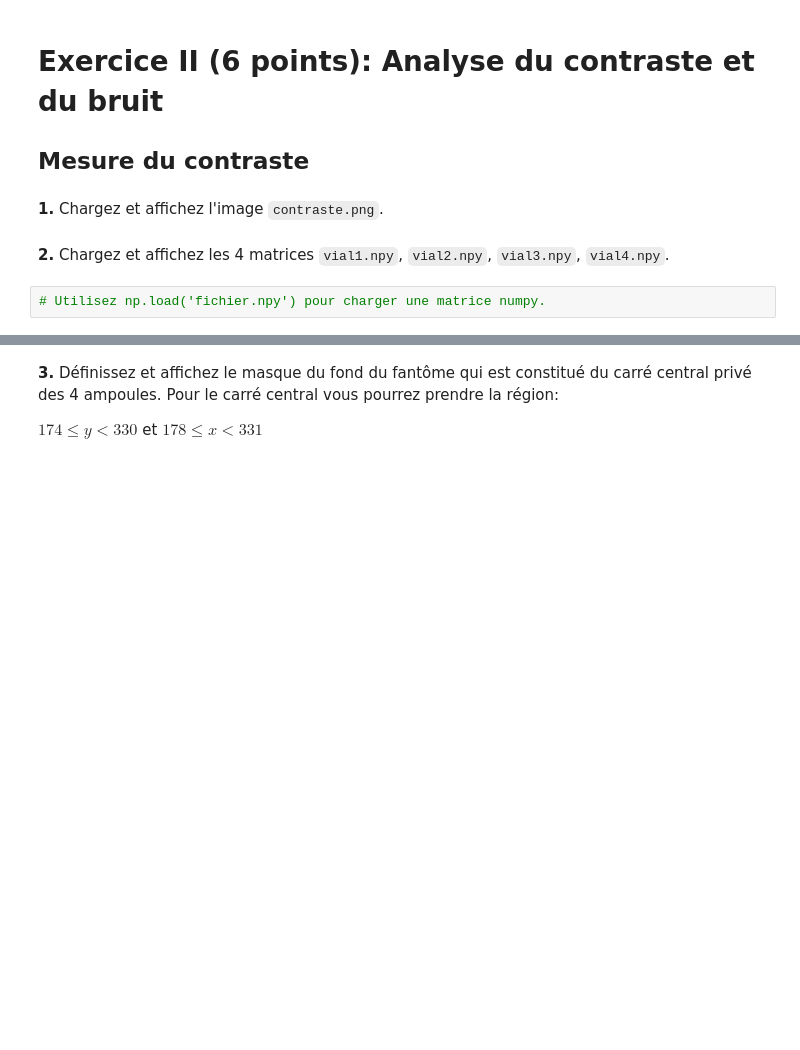
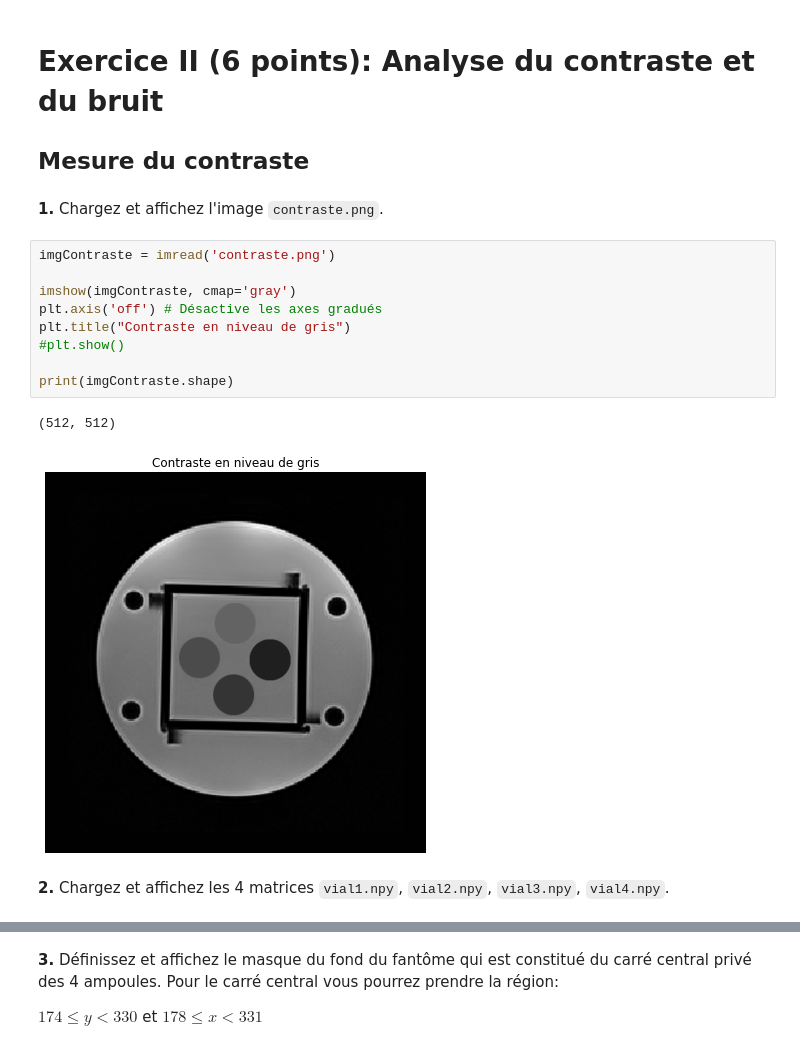
Before and after one commit to shuaisong9/Traitement_TP1, a Jupyter notebook: TP1/code/tp1_seance1.ipynb, the cells around one changed output, grey strips where cells are left out. Cells and saved outputs as stored; diff of their text form; blank space fills up the shorter version.

````diff
--- a/TP1/code/tp1_seance1.ipynb
+++ b/TP1/code/tp1_seance1.ipynb
@@ -183,7 +201,17 @@ Sachant que les paramètres de l'IRM indiquent une épaisseur de coupe théoriqu
 ## Mesure du contraste
 # %% [markdown]
 **1.** Chargez  et affichez l'image ```contraste.png```.
+# %%
+imgContraste = imread('contraste.png')
+
+imshow(imgContraste, cmap='gray')
+plt.axis('off') # Désactive les axes gradués
+plt.title("Contraste en niveau de gris")
+#plt.show()
+
+print(imgContraste.shape)
+# %% [output]
+(512, 512)
+[figure, added]
 # %% [markdown]
 **2.** Chargez  et affichez les 4 matrices ```vial1.npy```, ```vial2.npy```, ```vial3.npy```, ```vial4.npy```.
-# %%
-# Utilisez np.load('fichier.npy') pour charger une matrice numpy.
````
Also changed, not shown: parts of 8 cells of this notebook.
